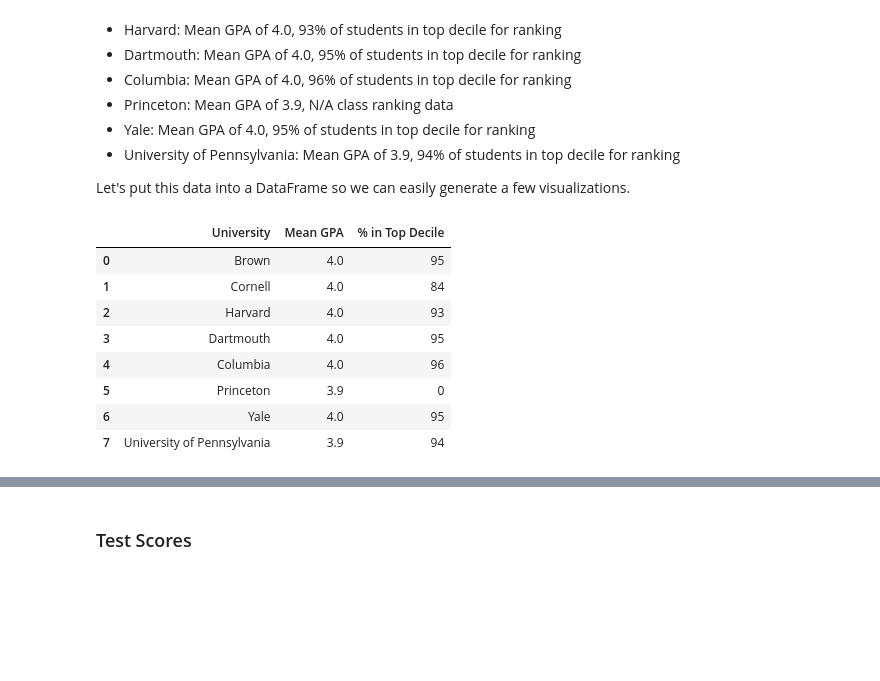
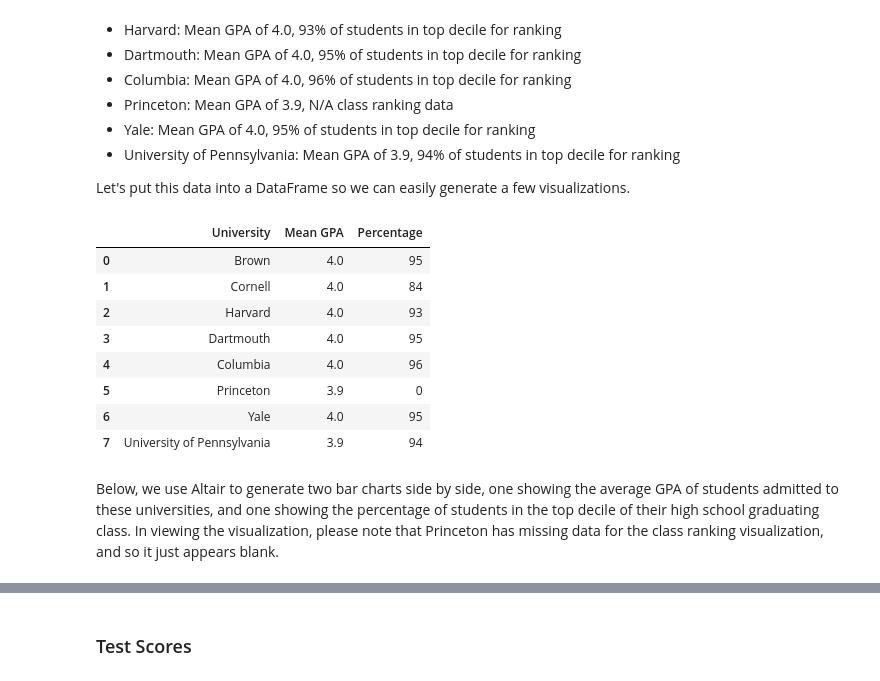
Before and after one commit to Murtz5253/hcde-410-final, a Jupyter notebook: report.ipynb, the cells around one changed output, grey strips where cells are left out. Saved outputs shown, nothing was run; the diff lists cells and outputs as text; code cells hidden in the pictures; blank space fills up the shorter version.

```diff
--- a/report.ipynb
+++ b/report.ipynb
@@ -98,13 +115,13 @@ Let's put this data into a DataFrame so we can easily generate a few visualizati
 # %%
 data_dict = {'University': ['Brown', 'Cornell', 'Harvard', 'Dartmouth', 'Columbia', 'Princeton', 'Yale', 'University of Pennsylvania'],
              'Mean GPA': [4.0, 4.0, 4.0, 4.0, 4.0, 3.9, 4.0, 3.9],
-             '% in Top Decile': [95, 84, 93, 95, 96, 0, 95, 94]
+             'Percentage': [95, 84, 93, 95, 96, 0, 95, 94]
             }
 
-data = pd.DataFrame(data_dict)
-data
+gpa_rank_data = pd.DataFrame(data_dict)
+gpa_rank_data
 # %% [output]
-|  | University | Mean GPA | % in Top Decile |
+|  | University | Mean GPA | Percentage |
 | 0 | Brown | 4.0 | 95 |
 | 1 | Cornell | 4.0 | 84 |
 | 2 | Harvard | 4.0 | 93 |
@@ -113,3 +130,5 @@ data
 | 5 | Princeton | 3.9 | 0 |
 | 6 | Yale | 4.0 | 95 |
 | 7 | University of Pennsylvania | 3.9 | 94 |
+# %% [markdown]
+Below, we use Altair to generate two bar charts side by side, one showing the average GPA of students admitted to these universities, and one showing the percentage of students in the top decile of their high school graduating class. In viewing the visualization, please note that Princeton has missing data for the class ranking visualization, and so it just appears blank.
```
Also changed, not shown: parts of 6 cells of this notebook, 1 other file.
